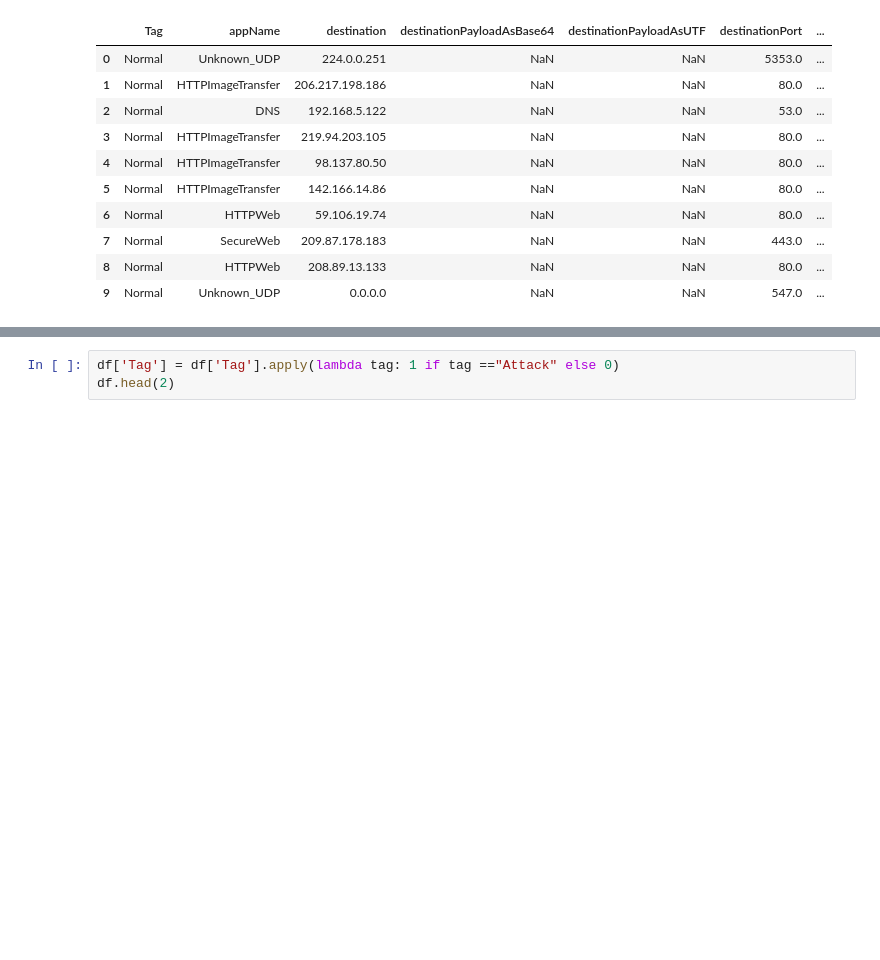
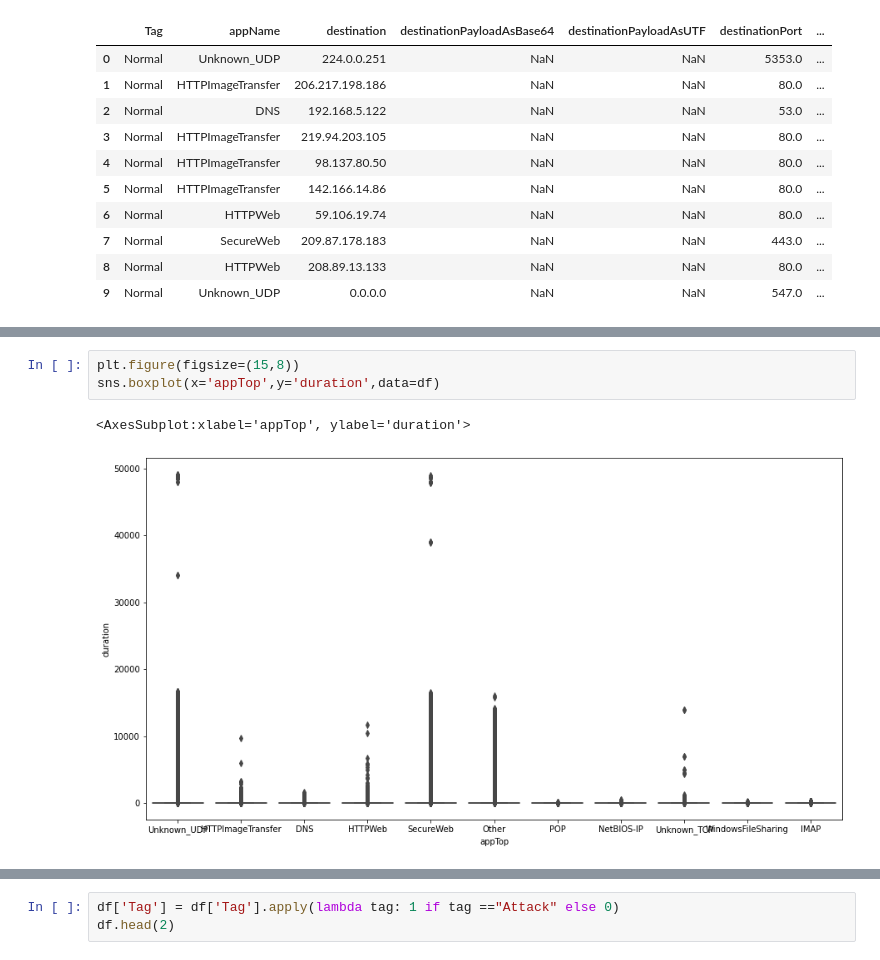
Before and after one commit to Raksh710/Information_Challenge_UMD, a Jupyter notebook: FullData.ipynb, the cells around one changed output, grey strips where cells are left out. Saved outputs shown, nothing was run; the diff lists cells and outputs as text; blank space fills up the shorter version.

```diff
--- a/FullData.ipynb
+++ b/FullData.ipynb
@@ -79,0 +264,6 @@ for x in df[df.destinationPayloadAsBase64.isnull()].Tag.value_counts():
+# %%
+plt.figure(figsize=(15,8))
+sns.boxplot(x='appTop',y='duration',data=df)
+# %% [output]
+<AxesSubplot:xlabel='appTop', ylabel='duration'>
+[figure, added]
```
Also changed, not shown: parts of 87 cells of this notebook.
